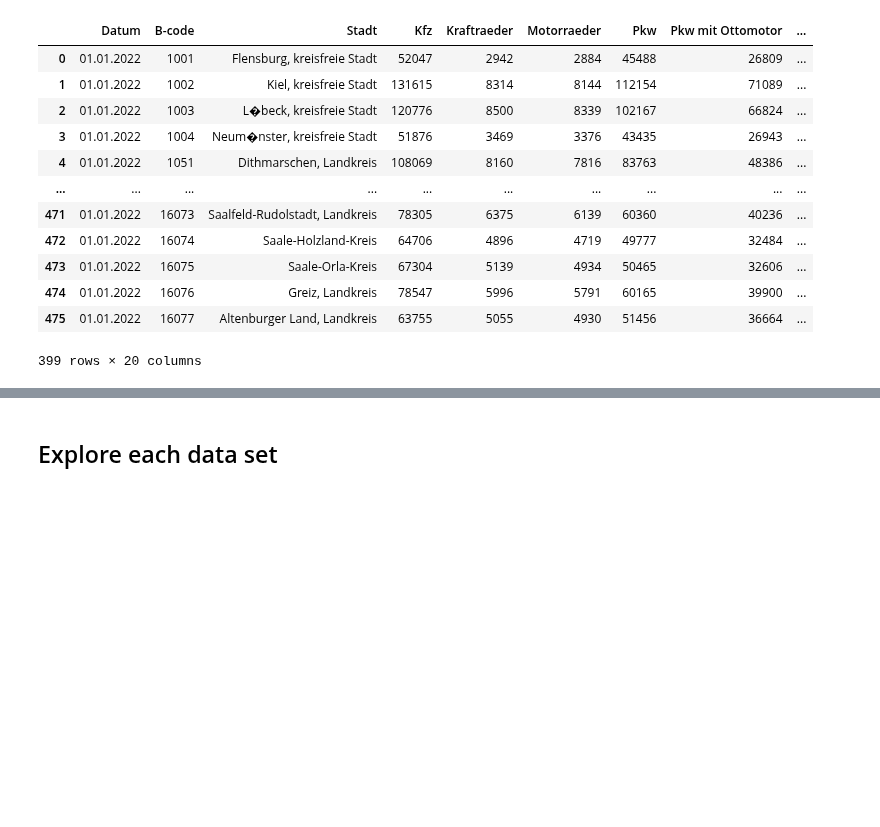
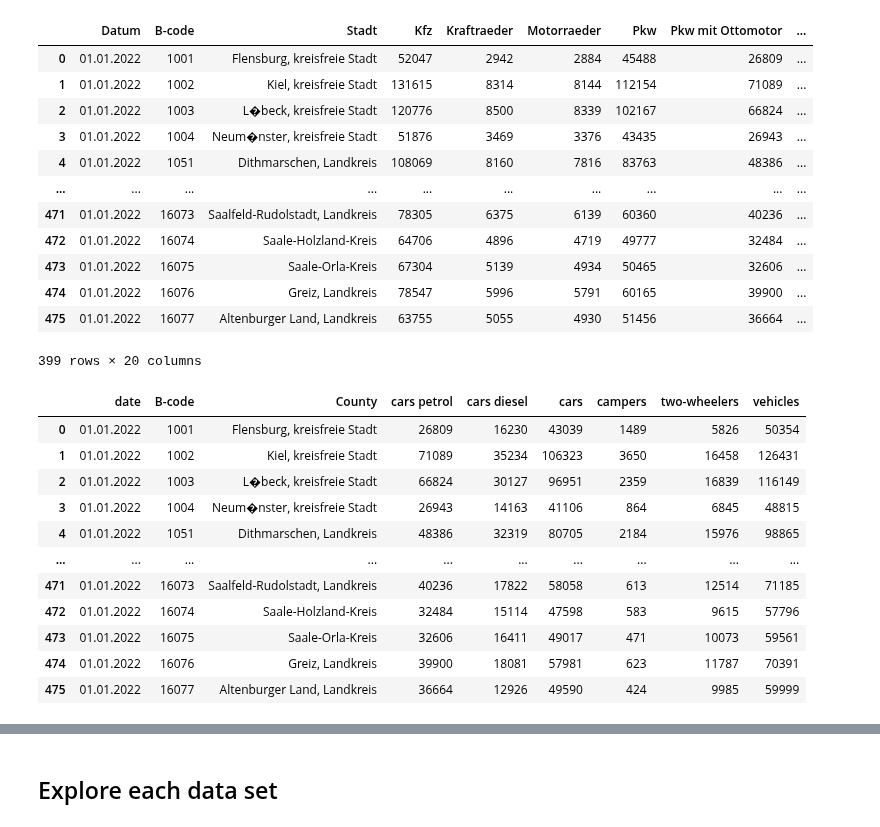
Before and after one commit to NumEconCopenhagen/projects-2023-mes, a Jupyter notebook: dataproject/dataproject.ipynb, the cells around one changed output, grey strips where cells are left out. Cells and saved outputs as stored; diff of their text form; code cells hidden in the pictures; blank space fills up the shorter version.

```diff
--- a/dataproject/dataproject.ipynb
+++ b/dataproject/dataproject.ipynb
@@ -85,3 +136,92 @@ dfK
 | 474 | 01.01.2022 | 16076 | Greiz, Landkreis | 78547 | 5996 | 5791 | 60165 | 39900 | ... |
 | 475 | 01.01.2022 | 16077 | Altenburger Land, Landkreis | 63755 | 5055 | 4930 | 51456 | 36664 | ... |
 399 rows × 20 columns
+# %%
+# Kraftfahrzeug
+
+
+dfK = pd.read_csv('dataY.csv', sep = ';')
+
+
+# Drop columns which are empty
+
+
+dfK.drop(['Leichtkraftraeder', 'Gewoehnliche Zugmaschinen'], axis = 1, inplace=True)
+
+
+# Removing all rows which are empty
+
+
+dfK.replace('-',None, inplace = True)
+
+
+dfK.dropna(subset=['Kfz'], inplace = True)
+
+
+dfK
+
+
+# dropping useless columns
+
+
+dfK_new = dfK.drop(dfK.columns[[3, 9, 10, 11, 12, 13, 14, 15, 17, 18, 19]], axis=1)
+
+
+# transform strings to numbers
+
+
+dfK_new = dfK_new.apply(pd.to_numeric, errors = 'ignore')
+
+
+# creating the sum of Kraftraeder, Motorraeder
+
+
+dfK_new['Zweiraeder'] = dfK_new[['Kraftraeder', 'Motorraeder']].sum(axis=1)
+
+
+# creating the sum of Pkw mit Ottomotor and Dieselmotor
+
+
+dfK_new['Pkw1'] = dfK_new[['Pkw mit Ottomotor', 'Pkw mit Dieselmotor']].sum(axis=1)
+
+
+# creating the sum of Pkw and Zweiraeder and Wohnmobile
+
+
+dfK_new['KFZ'] = dfK_new[['Zweiraeder', 'Pkw1', 'Wohnmobile']].sum(axis=1)
+
+
+# deleting Kraftraeder, Motorraeder, Pkw
+
+
+dfK_new = dfK_new.drop(dfK_new.columns[[3, 4, 5]], axis=1)
+
+
+# changing the order of the columns
+
+
+new_order = ['Datum', ' B-code', ' Stadt', 'Pkw mit Ottomotor', 'Pkw mit Dieselmotor', 'Pkw1', 'Wohnmobile', 'Zweiraeder', 'KFZ']
+
+
+# Reindex the dataframe with the desired order of columns
+dfK_new = dfK_new.reindex(columns=new_order)
+
+
+# rename the columns
+dfK_new.rename(columns={'Datum':'date', ' B-code':'B-code', ' Stadt':'County', 'Pkw mit Ottomotor':'cars petrol', 'Pkw mit Dieselmotor': 'cars diesel', 'Pkw1':'cars', 'Wohnmobile':'campers', 'Zweiraeder':'two-wheelers', 'KFZ':'vehicles'}, inplace=True)
+
+
+dfK_new
+# %% [output]
+|  | date | B-code | County | cars petrol | cars diesel | cars | campers | two-wheelers | vehicles |
+| 0 | 01.01.2022 | 1001 | Flensburg, kreisfreie Stadt | 26809 | 16230 | 43039 | 1489 | 5826 | 50354 |
+| 1 | 01.01.2022 | 1002 | Kiel, kreisfreie Stadt | 71089 | 35234 | 106323 | 3650 | 16458 | 126431 |
+| 2 | 01.01.2022 | 1003 | L�beck, kreisfreie Stadt | 66824 | 30127 | 96951 | 2359 | 16839 | 116149 |
+| 3 | 01.01.2022 | 1004 | Neum�nster, kreisfreie Stadt | 26943 | 14163 | 41106 | 864 | 6845 | 48815 |
+| 4 | 01.01.2022 | 1051 | Dithmarschen, Landkreis | 48386 | 32319 | 80705 | 2184 | 15976 | 98865 |
+| ... | ... | ... | ... | ... | ... | ... | ... | ... | ... |
+| 471 | 01.01.2022 | 16073 | Saalfeld-Rudolstadt, Landkreis | 40236 | 17822 | 58058 | 613 | 12514 | 71185 |
+| 472 | 01.01.2022 | 16074 | Saale-Holzland-Kreis | 32484 | 15114 | 47598 | 583 | 9615 | 57796 |
+| 473 | 01.01.2022 | 16075 | Saale-Orla-Kreis | 32606 | 16411 | 49017 | 471 | 10073 | 59561 |
+| 474 | 01.01.2022 | 16076 | Greiz, Landkreis | 39900 | 18081 | 57981 | 623 | 11787 | 70391 |
+| 475 | 01.01.2022 | 16077 | Altenburger Land, Landkreis | 36664 | 12926 | 49590 | 424 | 9985 | 59999 |
```
Also changed, not shown: parts of 5 cells of this notebook, 2 other files.
